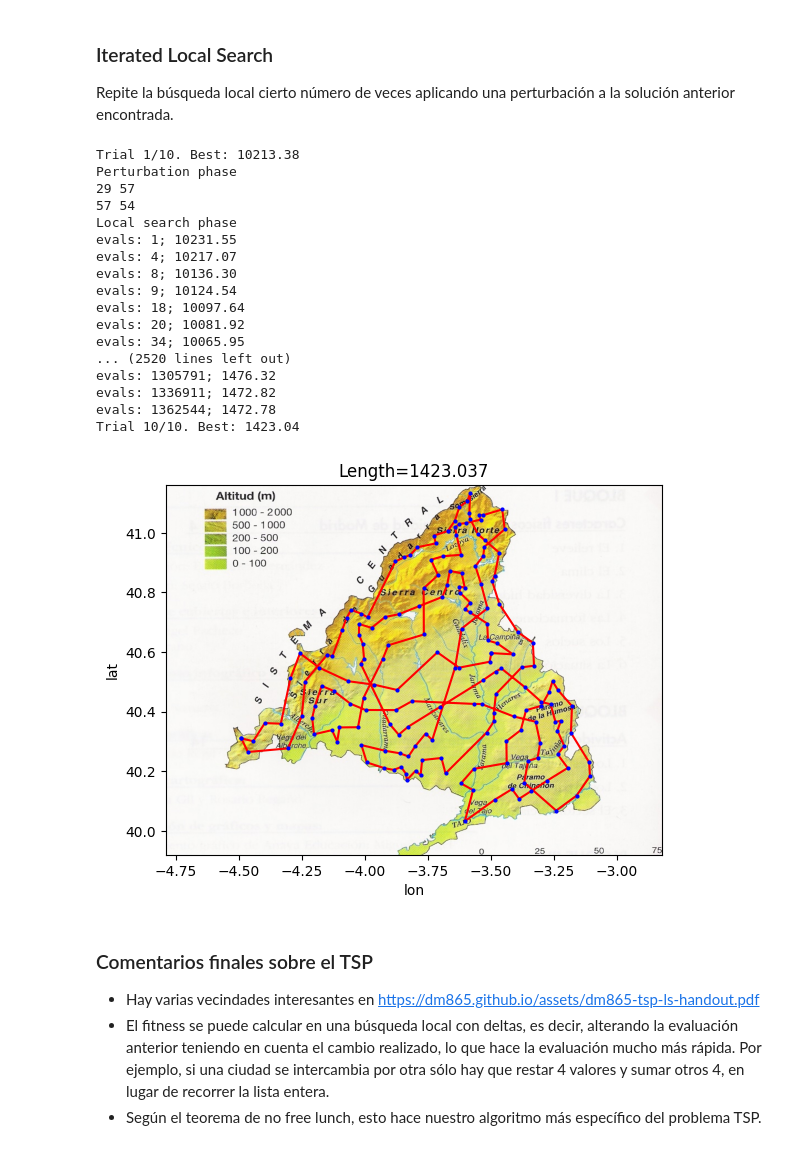
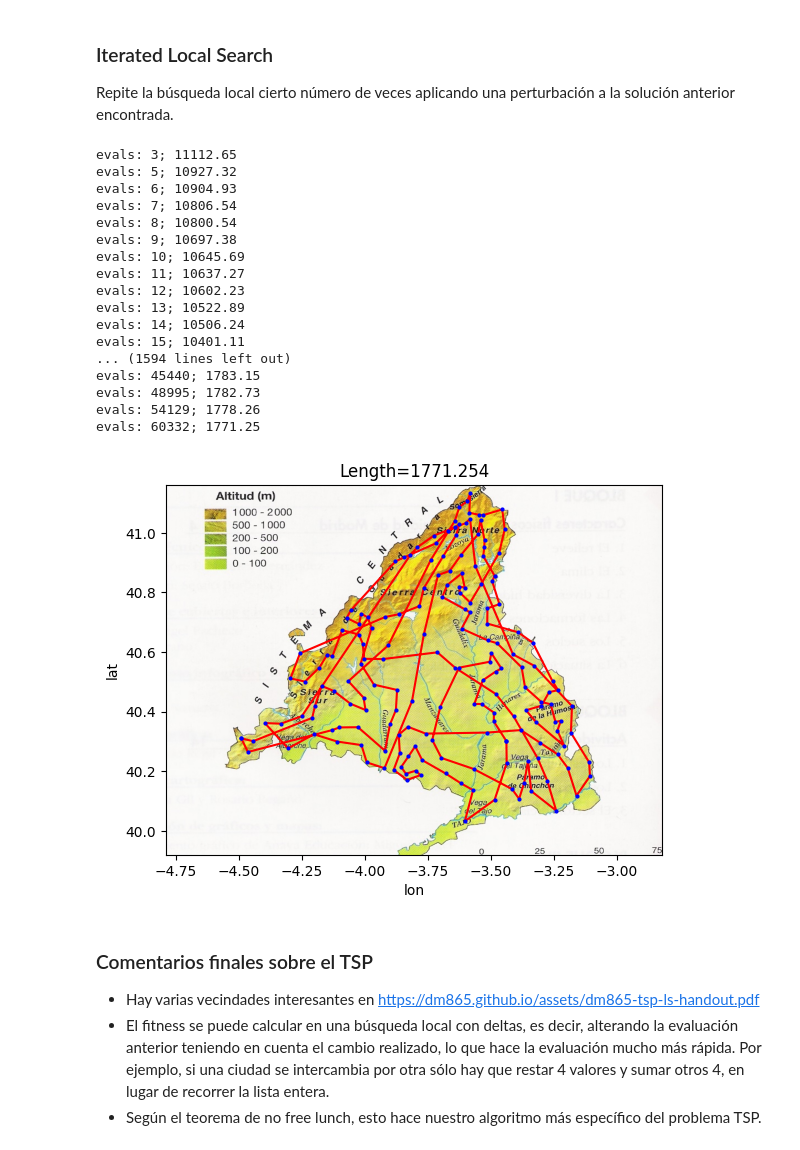
Before and after one commit to javierdejesusda/Buscador-de-trayectos, a Jupyter notebook: Metaheuri╠üsticas_alumno.ipynb, the cells around one changed output. Saved outputs shown, nothing was run; the diff lists cells and outputs as text; code cells hidden in the pictures.

```diff
--- a/Metaheuri╠üsticas_alumno.ipynb
+++ b/Metaheuri╠üsticas_alumno.ipynb
@@ -364,9 +364,19 @@ evals: 3807510; 2432.23
 
 Repite la búsqueda local cierto número de veces aplicando una perturbación a la solución anterior encontrada.
 # %%
+#TODO: think this through
 def perturbate_tsp (state, N=1): # la perturbación tiene que ser diferente a los movimientos
-    # TO-DO
-    ...
+
+    nums = random.sample([i for i in range(len(state))], 2*N)
+
+    for i in range(0, len(nums)-1, 2):
+        n0 = nums[i]
+        n1 = nums[i+1]
+        tmp = state[n1]
+        state[n1] = state[n0]
+        state[n0] = tmp
+
+    return state
 
 def ILS (state, fn, fnh, perturbate, N=10, NP=1, best_improvement=False):
     '''Iterated Local Search:
@@ -378,31 +388,42 @@ def ILS (state, fn, fnh, perturbate, N=10, NP=1, best_improvement=False):
     NP: número de perturbaciones
     best_improvement: si usa estategia first_improvement o best_improvement
     '''
-    ...
-    # return best
+
+    best = local_search(state, fn, fnh, best_improvement)
+    current_eval = fn(best)
+    for i in range(N):
+        s_p = perturbate(best, NP)
+        s_pa = local_search(s_p, fn, fnh, best_improvement)
+
+        new_eval = fn(s_pa)
+        if new_eval < current_eval:
+            best = s_pa
+            current_eval = new_eval
+
+    return best
 # %%
-# random.shuffle(cities)
-# sol = ILS(cities, globaldist, nh_move_all, perturbate_tsp, NP=2, best_improvement=False)
-# draw(sol)
+random.shuffle(cities)
+sol = ILS(cities, globaldist, vecindad, perturbate_tsp, NP=2, best_improvement=False)
+draw(sol)
 # %% [output]
-Trial 1/10. Best: 10213.38
-Perturbation phase
-29 57
-57 54
-Local search phase
-evals: 1; 10231.55
-evals: 4; 10217.07
-evals: 8; 10136.30
-evals: 9; 10124.54
-evals: 18; 10097.64
-evals: 20; 10081.92
-evals: 34; 10065.95
-... (2520 lines left out)
-evals: 1305791; 1476.32
-evals: 1336911; 1472.82
-evals: 1362544; 1472.78
-Trial 10/10. Best: 1423.04
+evals: 3; 11112.65
+evals: 5; 10927.32
+evals: 6; 10904.93
+evals: 7; 10806.54
+evals: 8; 10800.54
+evals: 9; 10697.38
+evals: 10; 10645.69
+evals: 11; 10637.27
+evals: 12; 10602.23
+evals: 13; 10522.89
+evals: 14; 10506.24
+evals: 15; 10401.11
+... (1594 lines left out)
+evals: 45440; 1783.15
+evals: 48995; 1782.73
+evals: 54129; 1778.26
+evals: 60332; 1771.25
-[figure, old version]
+[figure, new version]
 # %% [markdown]
 ### Comentarios finales sobre el TSP
 
```
Also changed, not shown: parts of 3 cells of this notebook.
